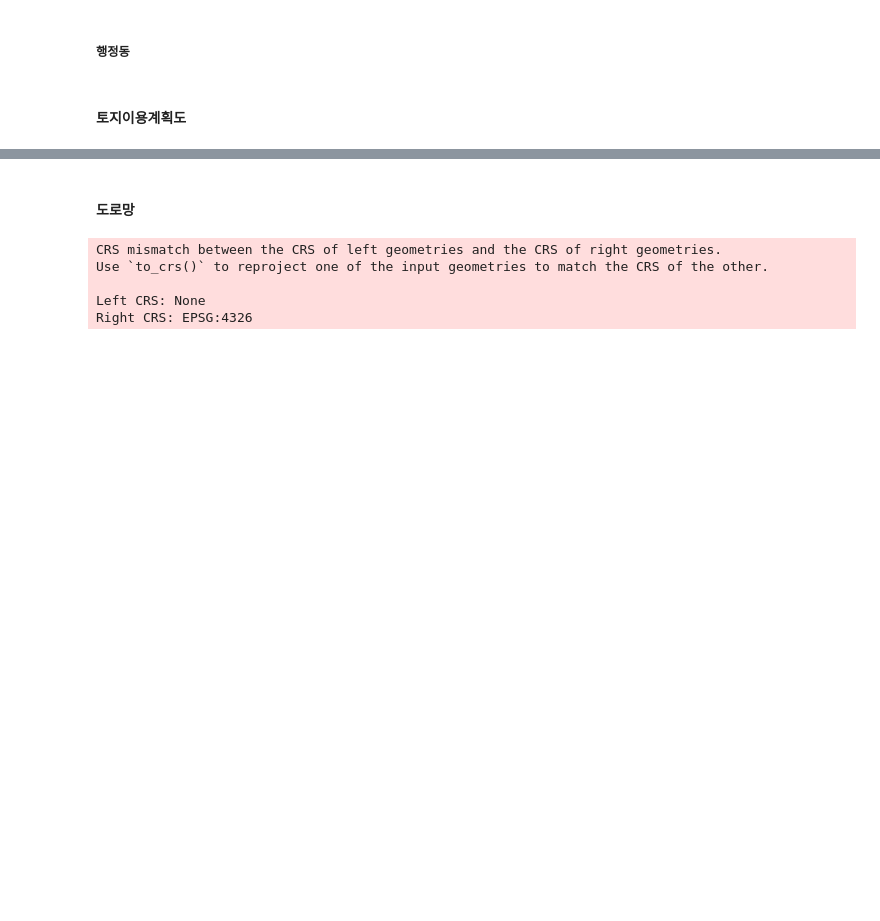
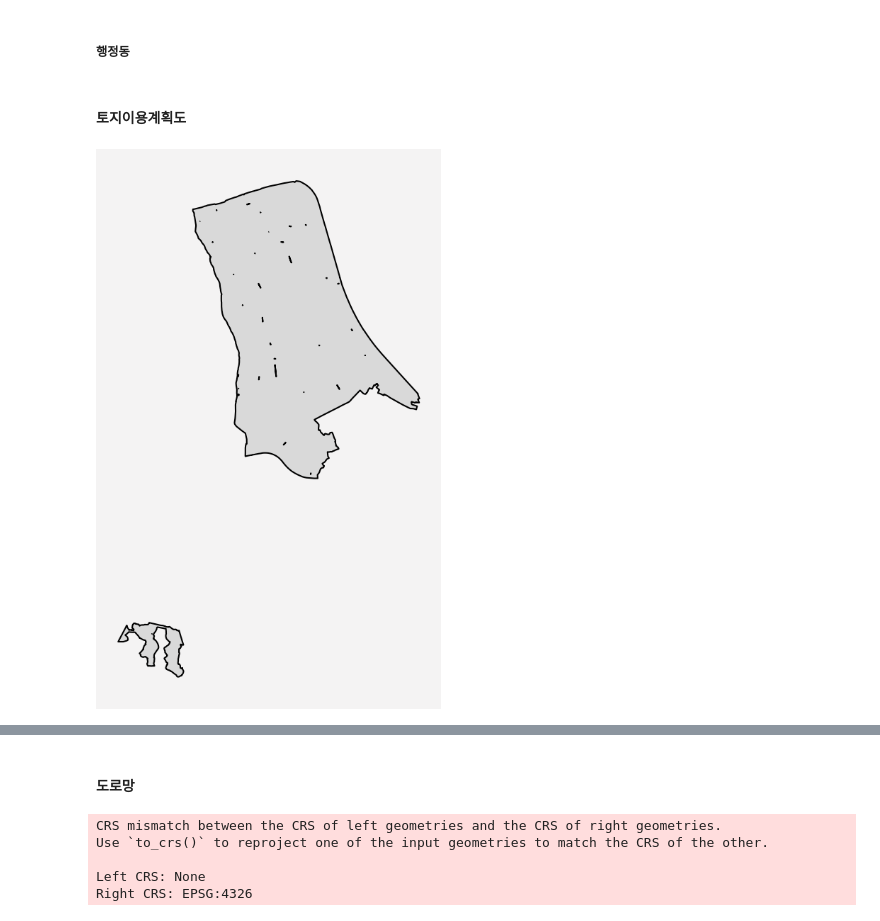
Before and after one commit to DDalaDDula/Forecasting_Carbon_Emissions_in_New_Towns_and_Analyzing_the_Carbon_Reduction_Impact_of_Future_Mobili, a Jupyter notebook: (1)분석대상지.ipynb, the cells around one changed output, grey strips where cells are left out. Drawn from its saved outputs; the diff is of its cells as text; code cells hidden in the pictures; blank space fills up the shorter version.

```diff
--- a/(1)분석대상지.ipynb
+++ b/(1)분석대상지.ipynb
@@ -223,3 +245,25 @@ merged_area_gdf = merged_area_gdf[['zoneName','blockName','blockType','geometry'
+# %%
+# 배경색 설정
+plt.rcParams["figure.facecolor"] = "#f4f3f3"
+
+# 모든 폴리곤을 하나로 합치기 (토지용도 구분 없이)
+merged_geom = unary_union(misa.geometry)
+
+# 단일 폴리곤 GeoDataFrame으로 변환
+merged_misa = gpd.GeoDataFrame(geometry=[merged_geom], crs=misa.crs)
+
+# 시각화
+fig, ax = plt.subplots(figsize=(10, 10))
+
+# 밝은 회색으로 채우고, 진한 검은색 외곽선만
+merged_misa.plot(ax=ax, facecolor='#d9d9d9', edgecolor='black', linewidth=1.5)
+
+# 축 제거
+ax.axis('off')
+
+plt.show()
+# %% [output]
+[figure, added]
 # %%
 # 시각화
 # 색상 매핑 (필요에 따라 추가/수정)
```
Also changed, not shown: parts of 60 cells of this notebook, 15 other files.
